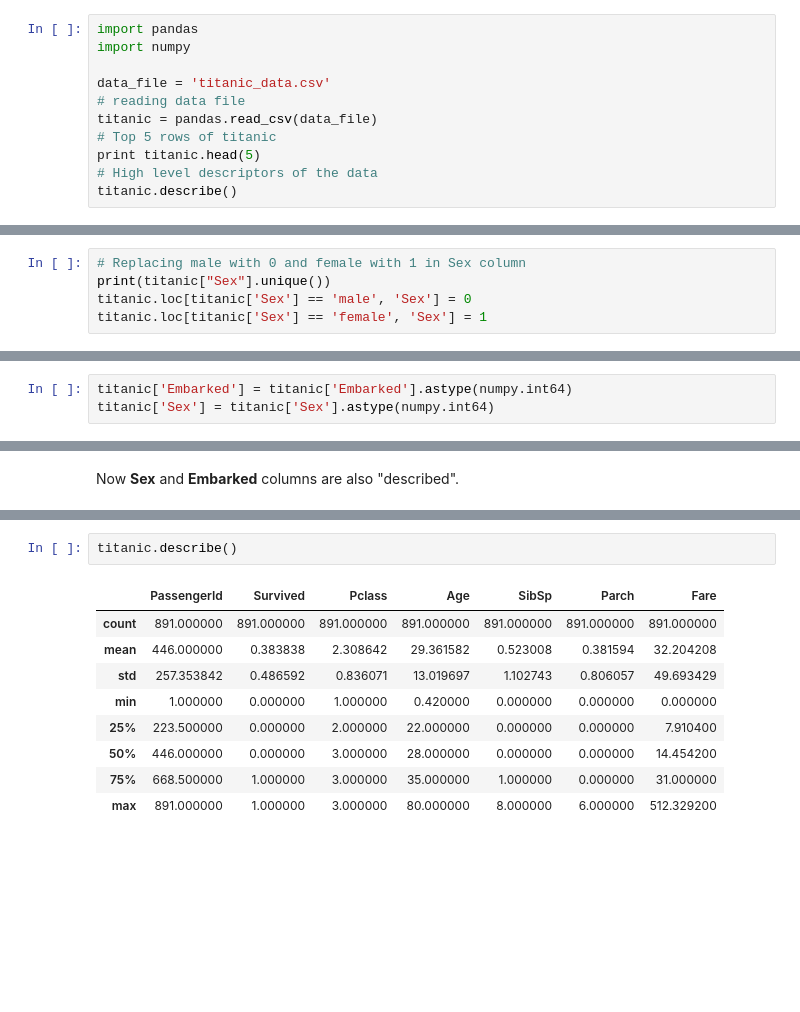
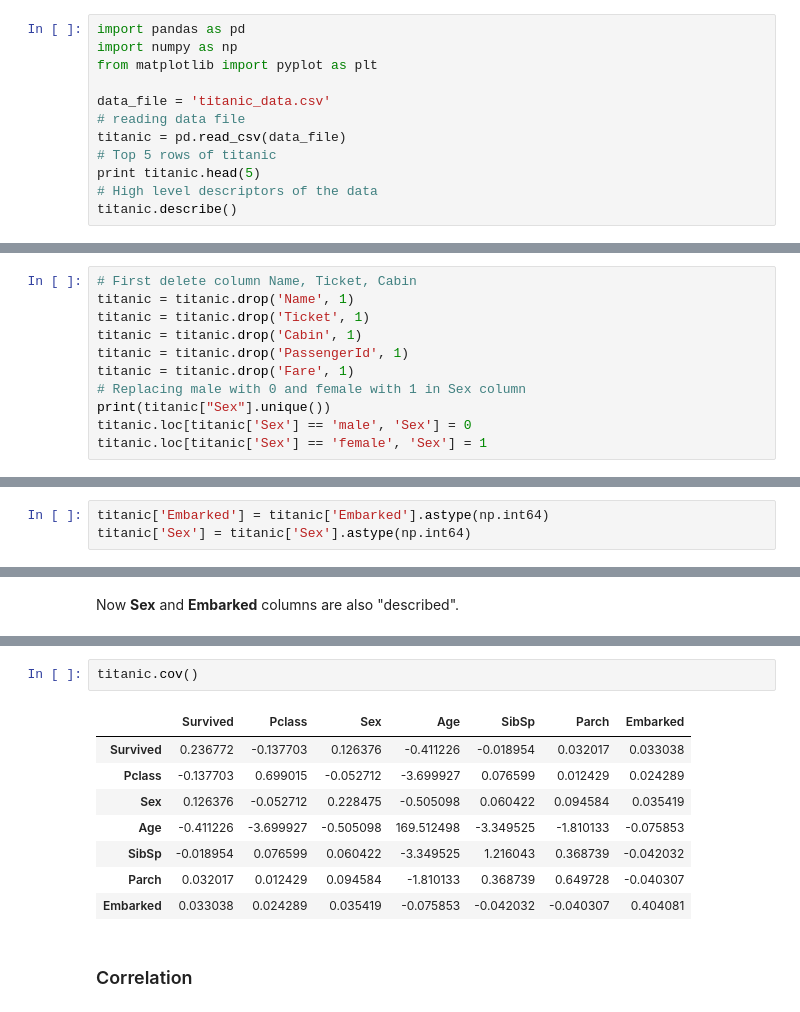
Before and after one commit to devenbhooshan/Analyzing-the-titanic-data, a Jupyter notebook: report.ipynb, the cells around one changed output, grey strips where cells are left out. Drawn from its saved outputs; the diff is of its cells as text; blank space fills up the shorter version.

```diff
--- a/report.ipynb
+++ b/report.ipynb
@@ -10,12 +10,13 @@ Data contains the demographics and passenger information from 891 of the 2224 pa
 # %% [markdown]
 ## Data Wrangling  ##
 # %%
-import pandas
-import numpy
+import pandas as pd
+import numpy as np
+from matplotlib import pyplot as plt
 
 data_file = 'titanic_data.csv'
 # reading data file
-titanic = pandas.read_csv(data_file)
+titanic = pd.read_csv(data_file)
 # Top 5 rows of titanic
 print titanic.head(5)
 # High level descriptors of the data
@@ -78,4 +79,10 @@ We have many columns with non-numeric data **Name** , **Sex**, **Ticket**, **Cab
 # %%
+# First delete column Name, Ticket, Cabin
+titanic = titanic.drop('Name', 1)
+titanic = titanic.drop('Ticket', 1)
+titanic = titanic.drop('Cabin', 1)
+titanic = titanic.drop('PassengerId', 1)
+titanic = titanic.drop('Fare', 1)
 # Replacing male with 0 and female with 1 in Sex column
 print(titanic["Sex"].unique())
 titanic.loc[titanic['Sex'] == 'male', 'Sex'] = 0
@@ -137,6 +144,6 @@ So now lets convert the dtype using `astype(numpy.int64)`
 # %%
-titanic['Embarked'] = titanic['Embarked'].astype(numpy.int64)
-titanic['Sex'] = titanic['Sex'].astype(numpy.int64)
+titanic['Embarked'] = titanic['Embarked'].astype(np.int64)
+titanic['Sex'] = titanic['Sex'].astype(np.int64)
 # %% [markdown]
 Lets do describe again
 # %%
@@ -187,13 +167,14 @@ Name: Embarked, dtype: int64
 # %%
-titanic.describe()
+titanic.cov()
 # %% [output]
-|  | PassengerId | Survived | Pclass | Age | SibSp | Parch | Fare |
-| count | 891.000000 | 891.000000 | 891.000000 | 891.000000 | 891.000000 | 891.000000 | 891.000000 |
-| mean | 446.000000 | 0.383838 | 2.308642 | 29.361582 | 0.523008 | 0.381594 | 32.204208 |
-| std | 257.353842 | 0.486592 | 0.836071 | 13.019697 | 1.102743 | 0.806057 | 49.693429 |
-| min | 1.000000 | 0.000000 | 1.000000 | 0.420000 | 0.000000 | 0.000000 | 0.000000 |
-| 25% | 223.500000 | 0.000000 | 2.000000 | 22.000000 | 0.000000 | 0.000000 | 7.910400 |
-| 50% | 446.000000 | 0.000000 | 3.000000 | 28.000000 | 0.000000 | 0.000000 | 14.454200 |
-| 75% | 668.500000 | 1.000000 | 3.000000 | 35.000000 | 1.000000 | 0.000000 | 31.000000 |
-| max | 891.000000 | 1.000000 | 3.000000 | 80.000000 | 8.000000 | 6.000000 | 512.329200 |
+|  | Survived | Pclass | Sex | Age | SibSp | Parch | Embarked |
+| Survived | 0.236772 | -0.137703 | 0.126376 | -0.411226 | -0.018954 | 0.032017 | 0.033038 |
+| Pclass | -0.137703 | 0.699015 | -0.052712 | -3.699927 | 0.076599 | 0.012429 | 0.024289 |
+| Sex | 0.126376 | -0.052712 | 0.228475 | -0.505098 | 0.060422 | 0.094584 | 0.035419 |
+| Age | -0.411226 | -3.699927 | -0.505098 | 169.512498 | -3.349525 | -1.810133 | -0.075853 |
+| SibSp | -0.018954 | 0.076599 | 0.060422 | -3.349525 | 1.216043 | 0.368739 | -0.042032 |
+| Parch | 0.032017 | 0.012429 | 0.094584 | -1.810133 | 0.368739 | 0.649728 | -0.040307 |
+| Embarked | 0.033038 | 0.024289 | 0.035419 | -0.075853 | -0.042032 | -0.040307 | 0.404081 |
+# %% [markdown]
+### Correlation ###
 # %%
```
Also changed, not shown: parts of 17 cells of this notebook, 1 other file.
